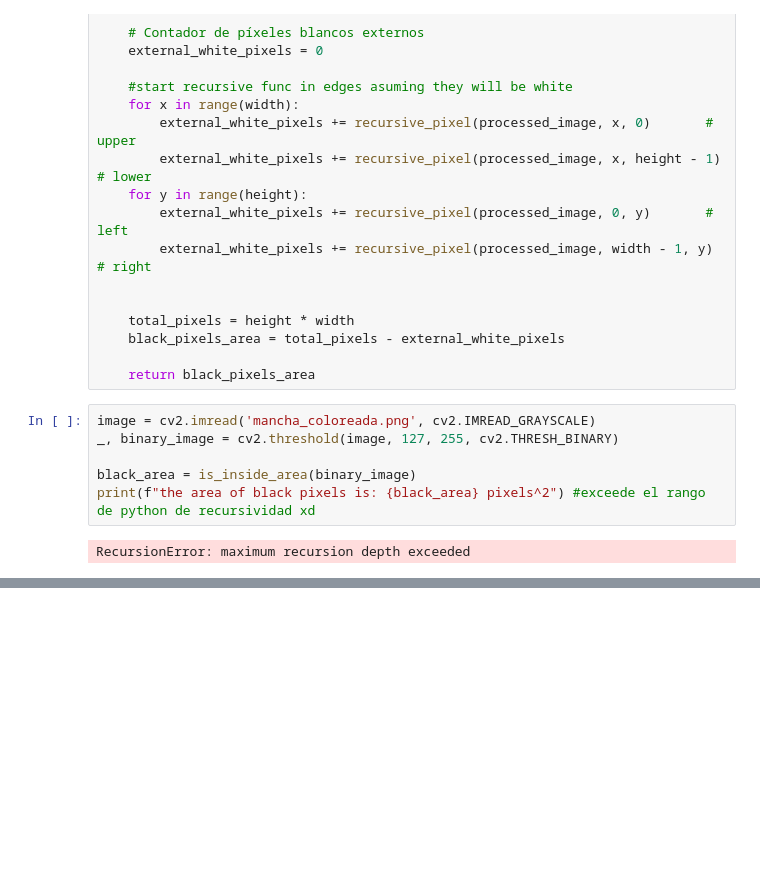
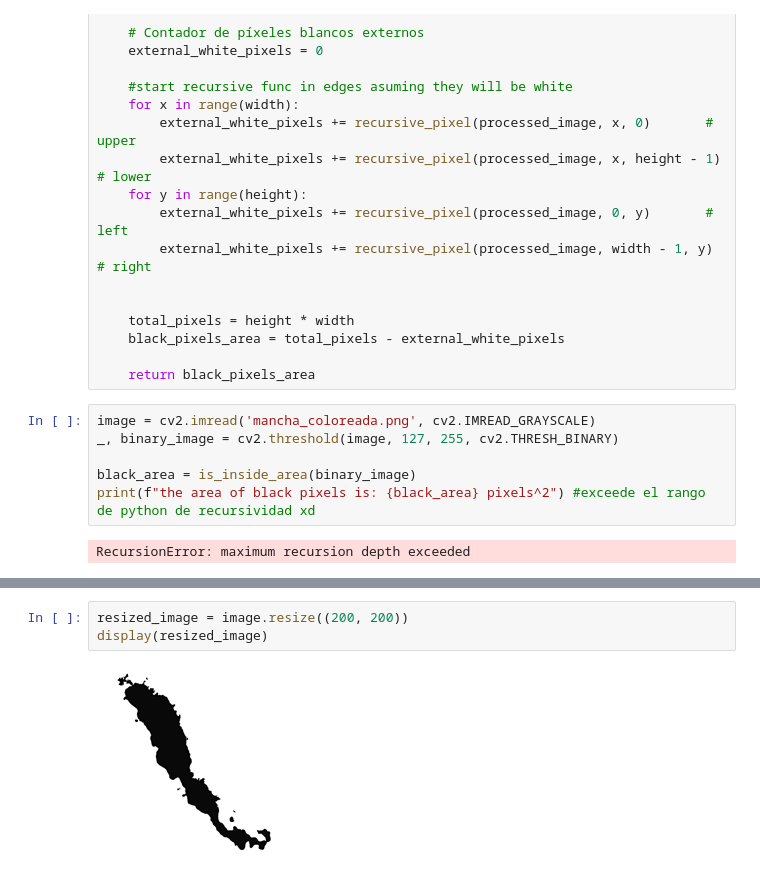
Before and after one commit to Chepados/ALN_practica_2, a Jupyter notebook: area_figura.ipynb, the cells around one changed output, grey strips where cells are left out. Saved outputs shown, nothing was run; the diff lists cells and outputs as text; blank space fills up the shorter version.

```diff
--- a/area_figura.ipynb
+++ b/area_figura.ipynb
@@ -511,0 +578,5 @@ RecursionError: maximum recursion depth exceeded
+# %%
+resized_image = image.resize((200, 200))
+display(resized_image)
+# %% [output]
+[figure, added]
```
Also changed, not shown: parts of 22 cells of this notebook, 2 other files.
